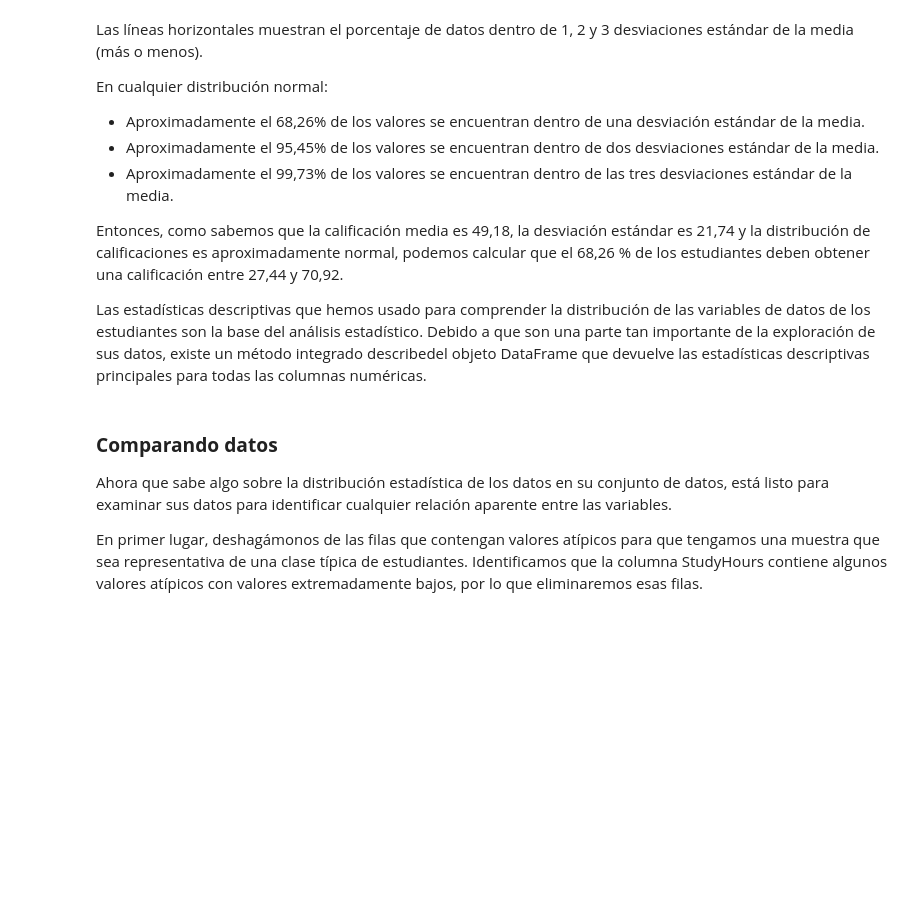
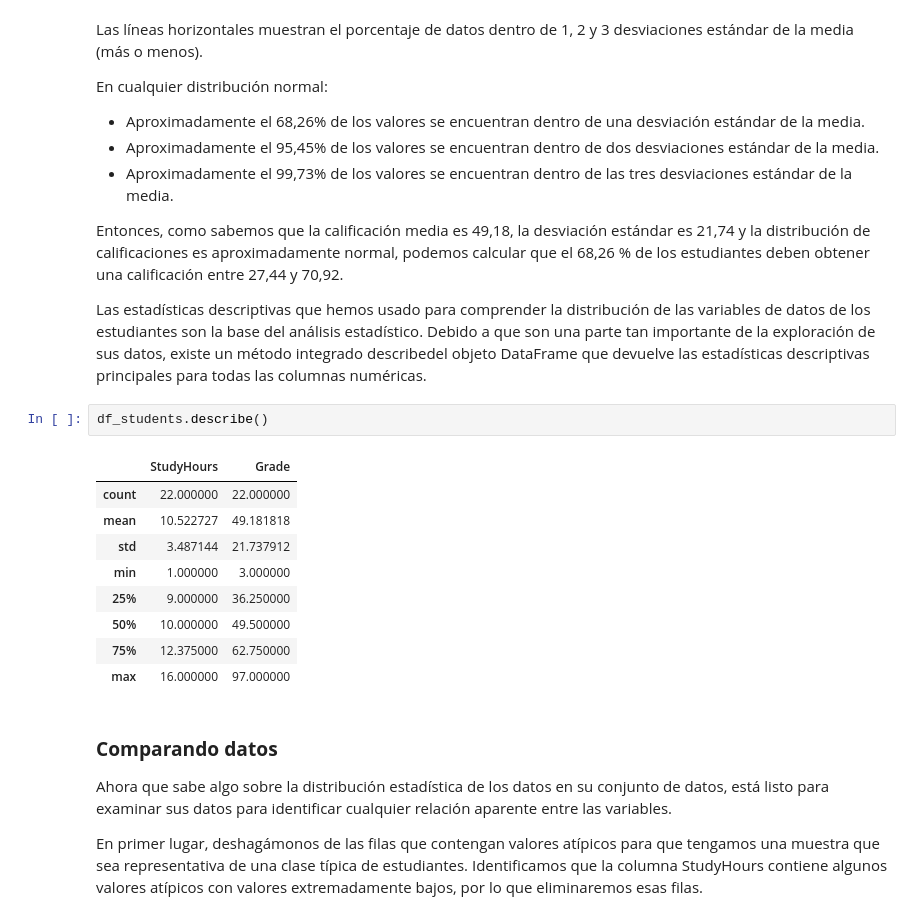
Before and after one commit to JuanCamilo18/Exploracion_AD, a Jupyter notebook: S03_Exploracion_AD.ipynb, the cells around one changed output. Cells and saved outputs as stored; diff of their text form; blank space fills up the shorter version.

```diff
--- a/S03_Exploracion_AD.ipynb
+++ b/S03_Exploracion_AD.ipynb
@@ -208,6 +267,18 @@ En cualquier distribución normal:
 Entonces, como sabemos que la calificación media es 49,18, la desviación estándar es 21,74 y la distribución de calificaciones es aproximadamente normal, podemos calcular que el 68,26 % de los estudiantes deben obtener una calificación entre 27,44 y 70,92.
 
 Las estadísticas descriptivas que hemos usado para comprender la distribución de las variables de datos de los estudiantes son la base del análisis estadístico. Debido a que son una parte tan importante de la exploración de sus datos, existe un método integrado describedel objeto DataFrame que devuelve las estadísticas descriptivas principales para todas las columnas numéricas.
+# %%
+df_students.describe()
+# %% [output]
+|  | StudyHours | Grade |
+| count | 22.000000 | 22.000000 |
+| mean | 10.522727 | 49.181818 |
+| std | 3.487144 | 21.737912 |
+| min | 1.000000 | 3.000000 |
+| 25% | 9.000000 | 36.250000 |
+| 50% | 10.000000 | 49.500000 |
+| 75% | 12.375000 | 62.750000 |
+| max | 16.000000 | 97.000000 |
 # %% [markdown]
 
 ### **Comparando datos**
```
Also changed, not shown: parts of 4 cells of this notebook.
